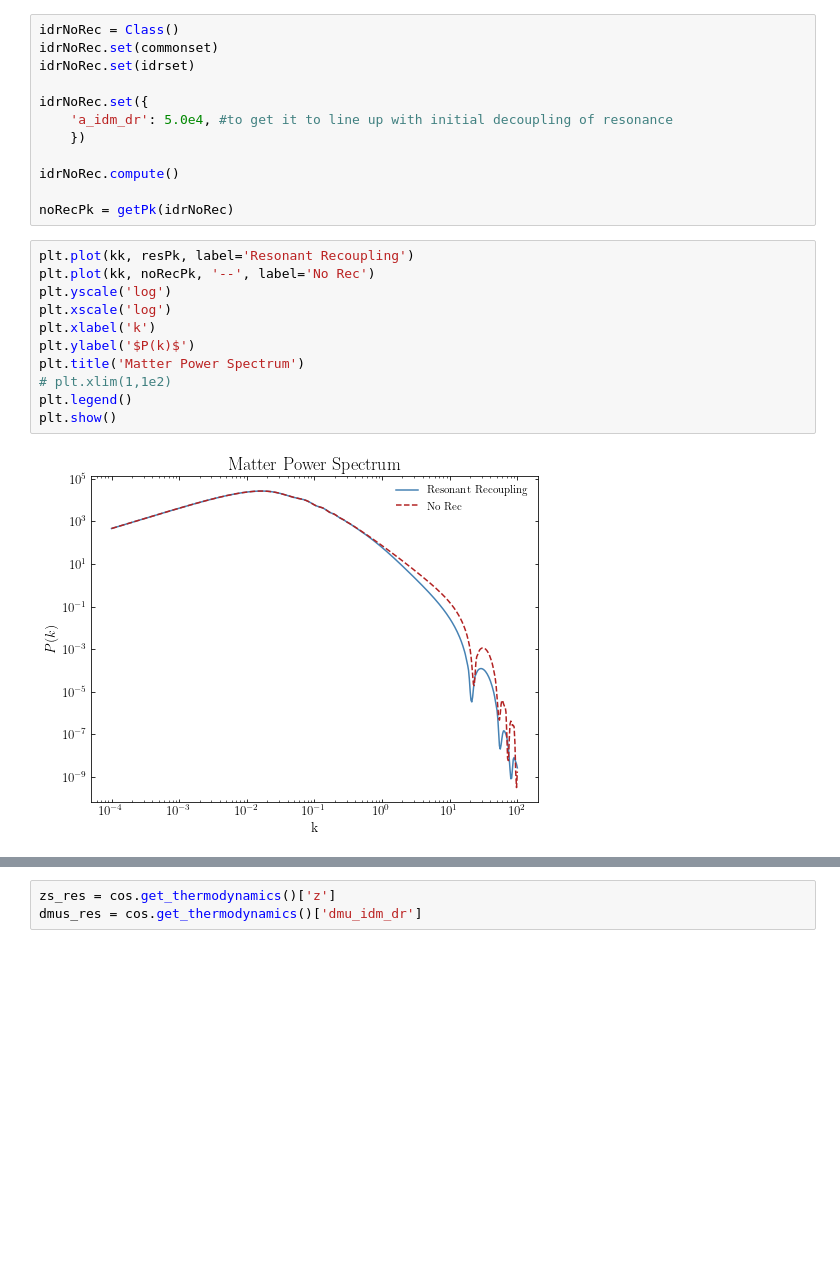
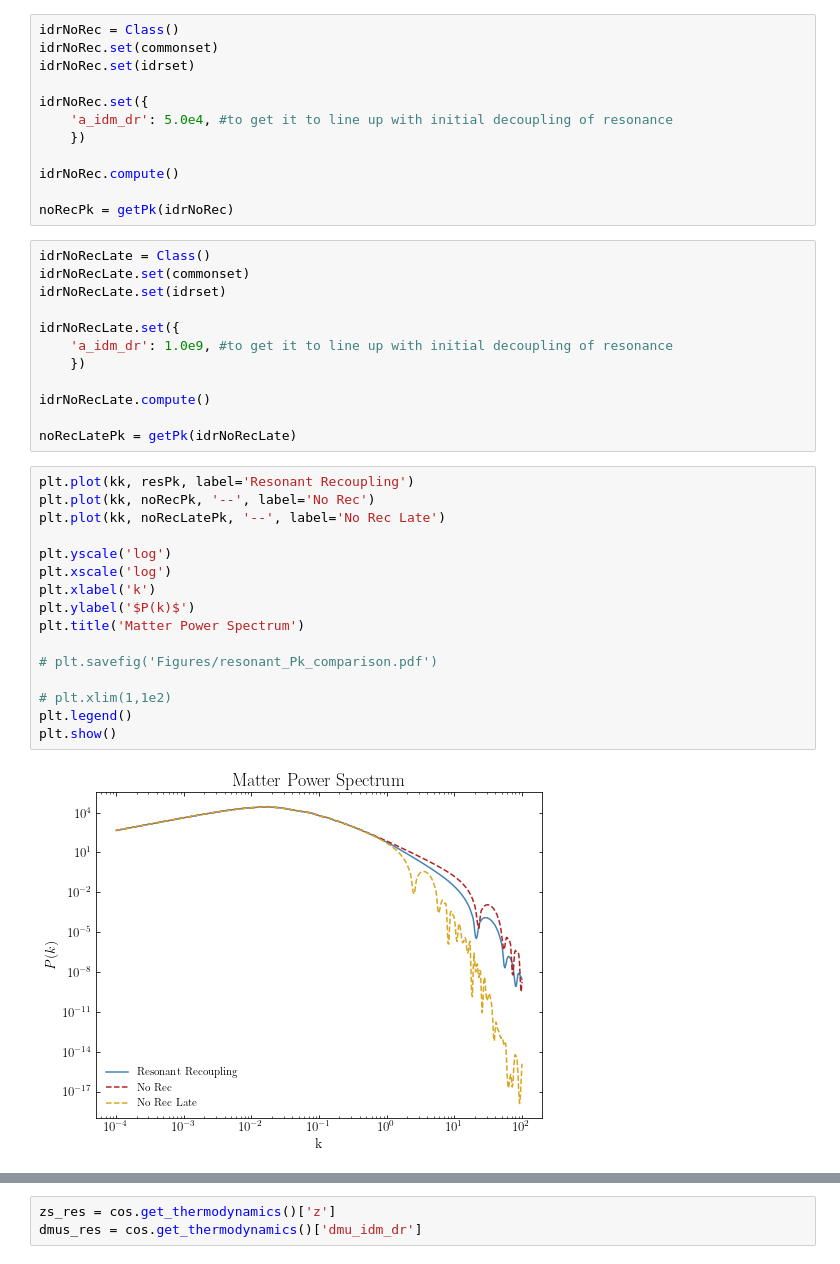
Before and after one commit to NolanSmyth/class_recoupling, a Jupyter notebook: res_recoupling.ipynb, the cells around one changed output, grey strips where cells are left out. Drawn from its saved outputs; the diff is of its cells as text; blank space fills up the shorter version.

Commit message:
New plots!

```diff
--- a/res_recoupling.ipynb
+++ b/res_recoupling.ipynb
@@ -280,18 +280,35 @@ idrNoRec.set({
 idrNoRec.compute()
 
 noRecPk = getPk(idrNoRec)
+# %%
+idrNoRecLate = Class()
+idrNoRecLate.set(commonset)
+idrNoRecLate.set(idrset)
+
+idrNoRecLate.set({
+    'a_idm_dr': 1.0e9, #to get it to line up with initial decoupling of resonance
+    })
+
+idrNoRecLate.compute()
+
+noRecLatePk = getPk(idrNoRecLate)
 # %%
 plt.plot(kk, resPk, label='Resonant Recoupling')
 plt.plot(kk, noRecPk, '--', label='No Rec')
+plt.plot(kk, noRecLatePk, '--', label='No Rec Late')
+
 plt.yscale('log')
 plt.xscale('log')
 plt.xlabel('k')
 plt.ylabel('$P(k)$')
 plt.title('Matter Power Spectrum')
+
+# plt.savefig('Figures/resonant_Pk_comparison.pdf')
+
 # plt.xlim(1,1e2)
 plt.legend()
 plt.show()
 # %% [output]
-[figure, old version]
+[figure, new version]
 # %%
 plt.plot(kk, np.array(resPk)/np.array(noRecPk), label='Resonant Recoupling')
```
Also changed, not shown: parts of 3 cells of this notebook.
